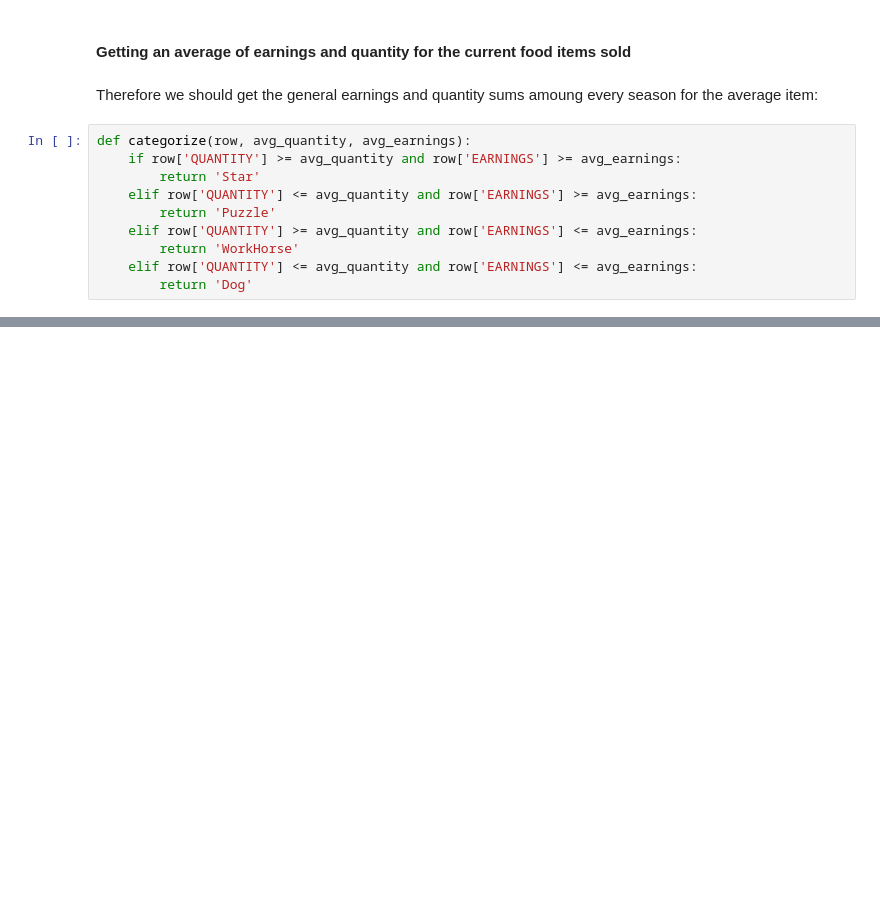
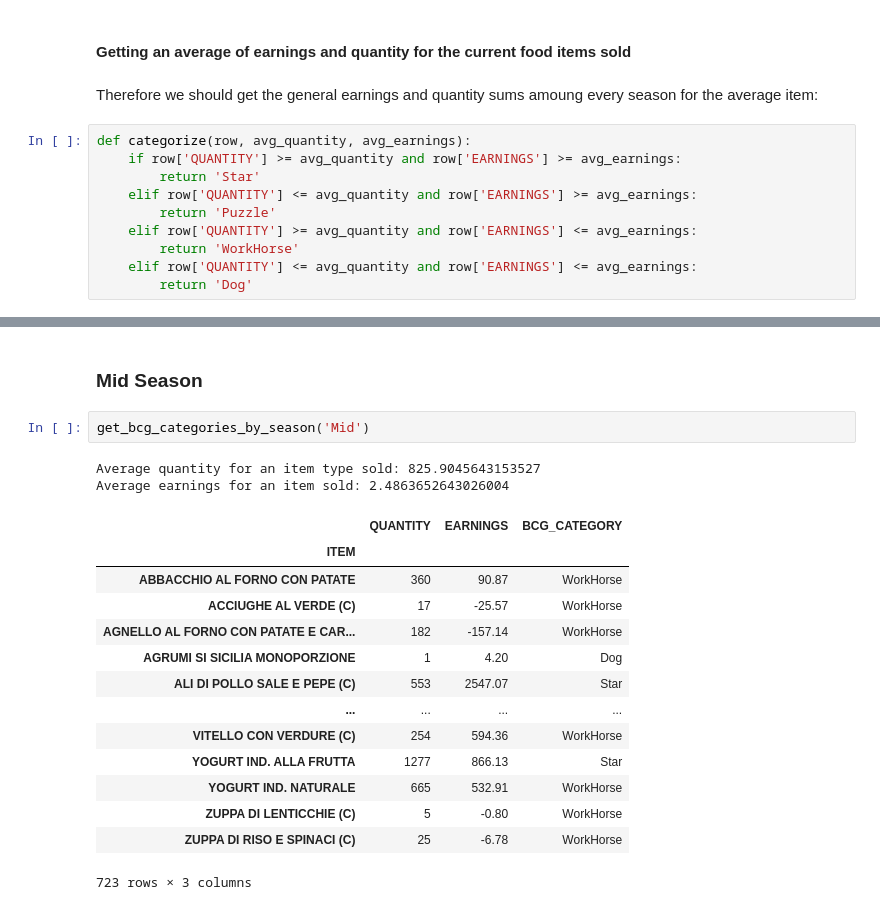
Before and after one commit to IgalKF/Academy.DataScience.MenuOptimization, a Jupyter notebook: ItalyMenu.ipynb, the cells around one changed output, grey strips where cells are left out. Cells and saved outputs as stored; diff of their text form; blank space fills up the shorter version.

```diff
--- a/ItalyMenu.ipynb
+++ b/ItalyMenu.ipynb
@@ -493,0 +517,21 @@ Average earnings for an item sold: 2.4863652643026004
+# %% [markdown]
+### Mid Season
+# %%
+get_bcg_categories_by_season('Mid')
+# %% [output]
+Average quantity for an item type sold: 825.9045643153527
+Average earnings for an item sold: 2.4863652643026004
+|  | QUANTITY | EARNINGS | BCG_CATEGORY |
+| ITEM |  |  |  |
+| ABBACCHIO AL FORNO CON PATATE | 360 | 90.87 | WorkHorse |
+| ACCIUGHE AL VERDE (C) | 17 | -25.57 | WorkHorse |
+| AGNELLO AL FORNO CON PATATE E CAR... | 182 | -157.14 | WorkHorse |
+| AGRUMI SI SICILIA MONOPORZIONE | 1 | 4.20 | Dog |
+| ALI DI POLLO SALE E PEPE (C) | 553 | 2547.07 | Star |
+| ... | ... | ... | ... |
+| VITELLO CON VERDURE (C) | 254 | 594.36 | WorkHorse |
+| YOGURT IND. ALLA FRUTTA | 1277 | 866.13 | Star |
+| YOGURT IND. NATURALE | 665 | 532.91 | WorkHorse |
+| ZUPPA DI LENTICCHIE (C) | 5 | -0.80 | WorkHorse |
+| ZUPPA DI RISO E SPINACI (C) | 25 | -6.78 | WorkHorse |
+723 rows × 3 columns
```
Also changed, not shown: parts of 10 cells of this notebook.
